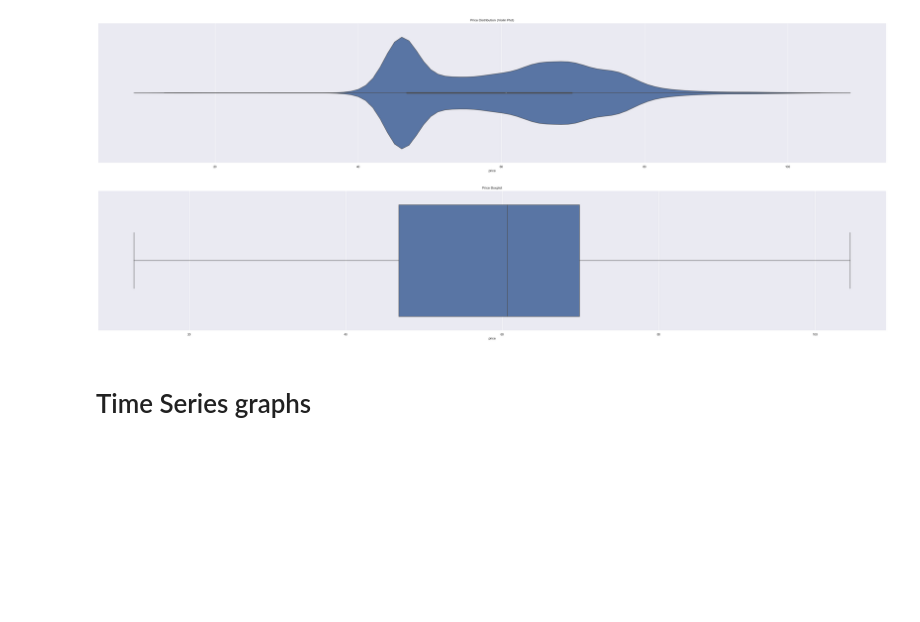
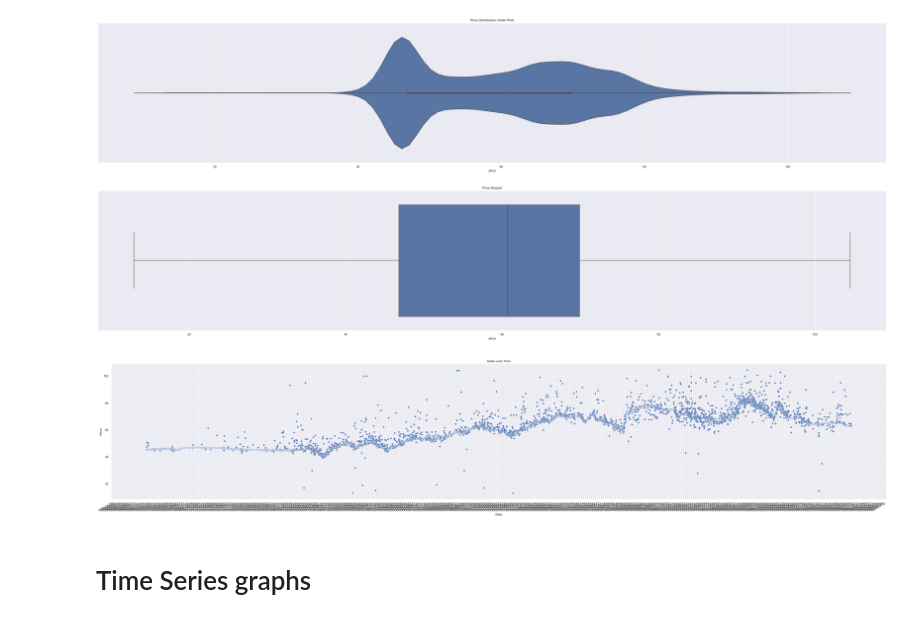
Before and after one commit to suanow/NFT-ML-term-paper, a Jupyter notebook: models/sand_new.ipynb, the cells around one changed output. Drawn from its saved outputs; the diff is of its cells as text; code cells hidden in the pictures; blank space fills up the shorter version.

Commit message:
+ price scatter w/o outliers

```diff
--- a/models/sand_new.ipynb
+++ b/models/sand_new.ipynb
@@ -364,6 +364,20 @@ plt.title('Price Boxplot')
 plt.show()
 # %% [output]
 [figure]
+# %%
+plt.figure(figsize=(50,10))
+sns.scatterplot(data=bayc_df_new, x='date', y='price')
+
+plt.xlabel('Date')
+plt.ylabel('Price')
+plt.title('Sales over Time')
+plt.gca().xaxis.set_major_formatter(mdates.DateFormatter('%Y-%m-%d'))
+plt.gca().xaxis.set_major_locator(mdates.DayLocator(interval=15))
+plt.gcf().autofmt_xdate()
+
+plt.show()
+# %% [output]
+[figure, added]
 # %% [markdown]
 # Time Series graphs
 # %%
```
